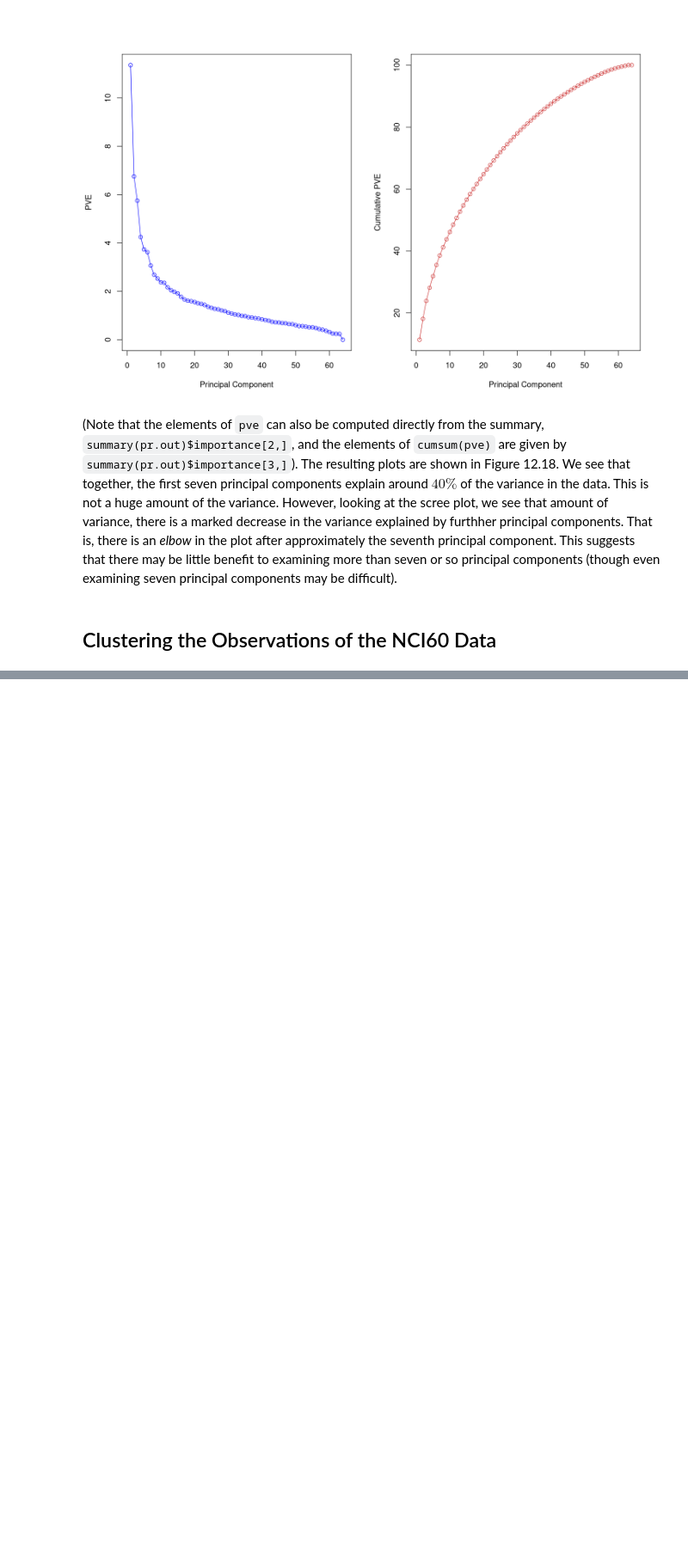
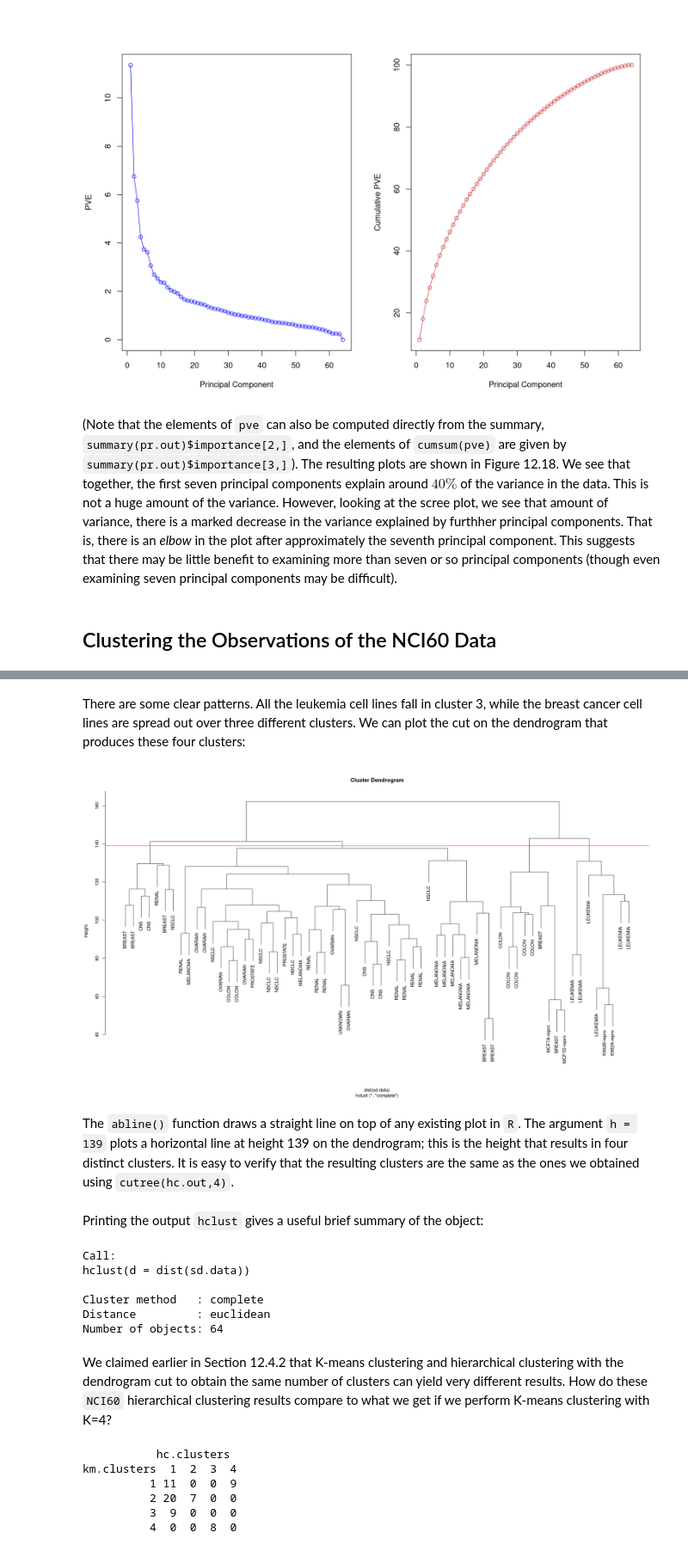
Before and after one commit to jbennett7/StatisticalLearning, a Jupyter notebook: 12 Unsupervised Learning/Labs/12.5.4 NCI60 Data Example.ipynb, the cells around one changed output, grey strips where cells are left out. Shown at 86% size. Cells and saved outputs as stored; diff of their text form; code cells hidden in the pictures; blank space fills up the shorter version.

```diff
--- a/12 Unsupervised Learning/Labs/12.5.4 NCI60 Data Example.ipynb
+++ b/12 Unsupervised Learning/Labs/12.5.4 NCI60 Data Example.ipynb
@@ -101,0 +126,4 @@ plot(cumsum(pve), type = "o", ylab = "Cumulative PVE",
+# %%
+hc.out <- hclust(dist(sd.data))
+hc.clusters <- cutree(hc.out, 4)
+table(hc.clusters, nci.labs)
@@ -101,0 +143,35 @@ plot(cumsum(pve), type = "o", ylab = "Cumulative PVE",
+# %% [markdown]
+There are some clear patterns. All the leukemia cell lines fall in cluster 3, while the breast cancer cell lines are spread out over three different clusters. We can plot the cut on the dendrogram that produces these four clusters:
+# %%
+par(mfrow = c(1, 1))
+plot(hc.out, labels = nci.labs)
+abline(h = 139, col = "red")
+# %% [output]
+[figure, added]
+# %% [markdown]
+The `abline()` function draws a straight line on top of any existing plot in `R`. The argument `h = 139` plots a horizontal line at height 139 on the dendrogram; this is the height that results in four distinct clusters. It is easy to verify that the resulting clusters are the same as the ones we obtained using `cutree(hc.out,4)`.
+# %% [markdown]
+Printing the output `hclust` gives a useful brief summary of the object:
+# %%
+hc.out
+# %% [output]
+Call:
+hclust(d = dist(sd.data))
+
+Cluster method   : complete
+Distance         : euclidean
+Number of objects: 64
+# %% [markdown]
+We claimed earlier in Section 12.4.2 that K-means clustering and hierarchical clustering with the dendrogram cut to obtain the same number of clusters can yield very different results. How do these `NCI60` hierarchical clustering results compare to what we get if we perform K-means clustering with K=4?
+# %%
+set.seed(2)
+km.out <- kmeans(sd.data, 4, nstart = 20)
+km.clusters <- km.out$cluster
+table(km.clusters, hc.clusters)
+# %% [output]
+           hc.clusters
+km.clusters  1  2  3  4
+          1 11  0  0  9
+          2 20  7  0  0
+          3  9  0  0  0
+          4  0  0  8  0
```
Also changed, not shown: parts of 11 cells of this notebook.
